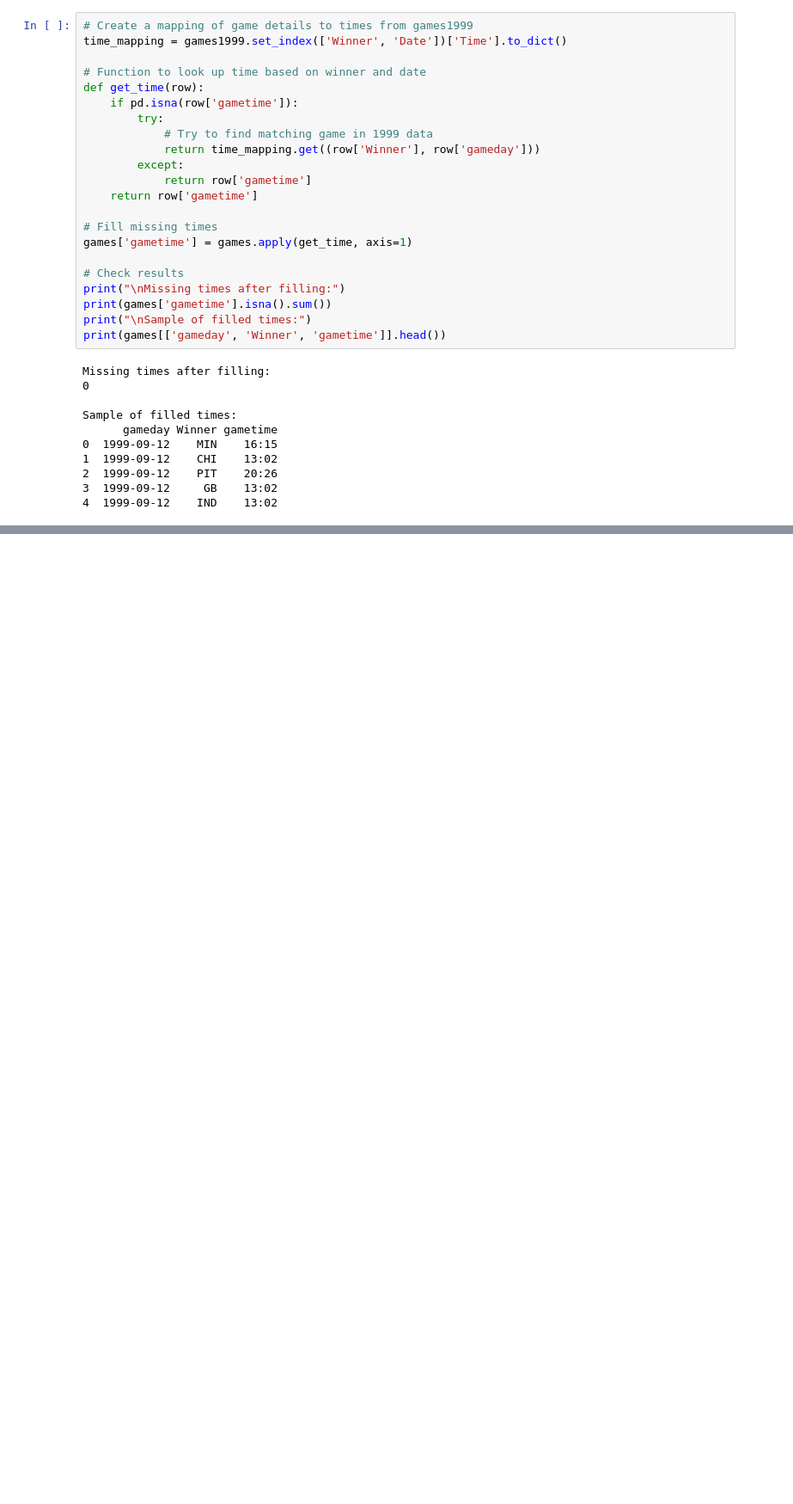
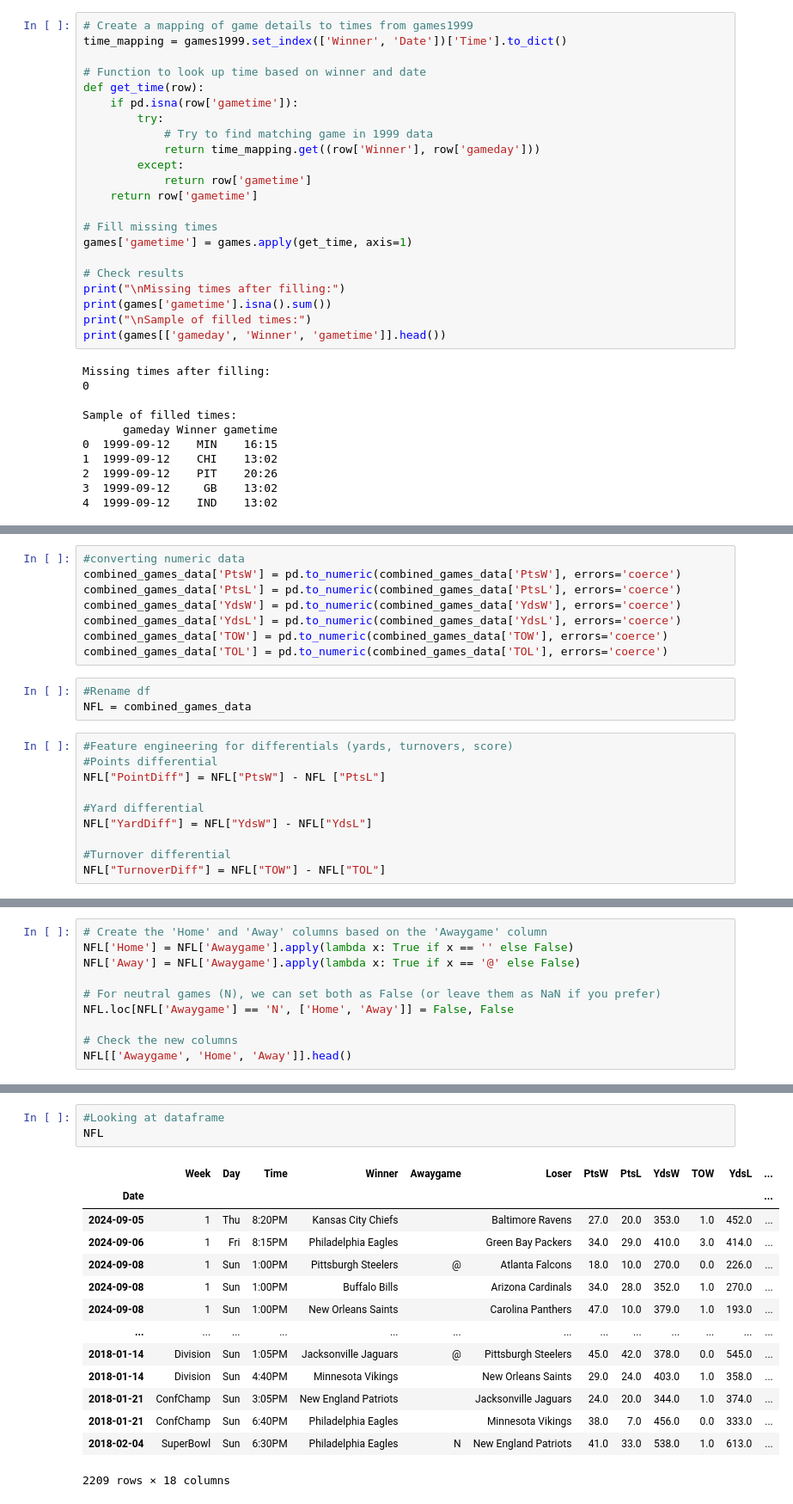
Before and after one commit to JonathanK556/NFL-Model, a Jupyter notebook: Data_Wrangling.ipynb, the cells around one changed output, grey strips where cells are left out. Shown: that part at 86% size. Cells and saved outputs as stored; diff of their text form; blank space fills up the shorter version.

```diff
--- a/Data_Wrangling.ipynb
+++ b/Data_Wrangling.ipynb
@@ -554,0 +993,21 @@ dtype: int64
+# %%
+#converting numeric data
+combined_games_data['PtsW'] = pd.to_numeric(combined_games_data['PtsW'], errors='coerce')
+combined_games_data['PtsL'] = pd.to_numeric(combined_games_data['PtsL'], errors='coerce')
+combined_games_data['YdsW'] = pd.to_numeric(combined_games_data['YdsW'], errors='coerce')
+combined_games_data['YdsL'] = pd.to_numeric(combined_games_data['YdsL'], errors='coerce')
+combined_games_data['TOW'] = pd.to_numeric(combined_games_data['TOW'], errors='coerce')
+combined_games_data['TOL'] = pd.to_numeric(combined_games_data['TOL'], errors='coerce')
+# %%
+#Rename df
+NFL = combined_games_data
+# %%
+#Feature engineering for differentials (yards, turnovers, score)
+#Points differential
+NFL["PointDiff"] = NFL["PtsW"] - NFL ["PtsL"]
+
+#Yard differential
+NFL["YardDiff"] = NFL["YdsW"] - NFL["YdsL"]
+
+#Turnover differential
+NFL["TurnoverDiff"] = NFL["TOW"] - NFL["TOL"]
@@ -554,0 +1034,10 @@ dtype: int64
+# %%
+# Create the 'Home' and 'Away' columns based on the 'Awaygame' column
+NFL['Home'] = NFL['Awaygame'].apply(lambda x: True if x == '' else False)
+NFL['Away'] = NFL['Awaygame'].apply(lambda x: True if x == '@' else False)
+
+# For neutral games (N), we can set both as False (or leave them as NaN if you prefer)
+NFL.loc[NFL['Awaygame'] == 'N', ['Home', 'Away']] = False, False
+
+# Check the new columns
+NFL[['Awaygame', 'Home', 'Away']].head()
@@ -554,0 +1065,18 @@ dtype: int64
+# %%
+#Looking at dataframe
+NFL
+# %% [output]
+|  | Week | Day | Time | Winner | Awaygame | Loser | PtsW | PtsL | YdsW | TOW | YdsL | ... |
+| Date |  |  |  |  |  |  |  |  |  |  |  | ... |
+| 2024-09-05 | 1 | Thu | 8:20PM | Kansas City Chiefs |  | Baltimore Ravens | 27.0 | 20.0 | 353.0 | 1.0 | 452.0 | ... |
+| 2024-09-06 | 1 | Fri | 8:15PM | Philadelphia Eagles |  | Green Bay Packers | 34.0 | 29.0 | 410.0 | 3.0 | 414.0 | ... |
+| 2024-09-08 | 1 | Sun | 1:00PM | Pittsburgh Steelers | @ | Atlanta Falcons | 18.0 | 10.0 | 270.0 | 0.0 | 226.0 | ... |
+| 2024-09-08 | 1 | Sun | 1:00PM | Buffalo Bills |  | Arizona Cardinals | 34.0 | 28.0 | 352.0 | 1.0 | 270.0 | ... |
+| 2024-09-08 | 1 | Sun | 1:00PM | New Orleans Saints |  | Carolina Panthers | 47.0 | 10.0 | 379.0 | 1.0 | 193.0 | ... |
+| ... | ... | ... | ... | ... | ... | ... | ... | ... | ... | ... | ... | ... |
+| 2018-01-14 | Division | Sun | 1:05PM | Jacksonville Jaguars | @ | Pittsburgh Steelers | 45.0 | 42.0 | 378.0 | 0.0 | 545.0 | ... |
+| 2018-01-14 | Division | Sun | 4:40PM | Minnesota Vikings |  | New Orleans Saints | 29.0 | 24.0 | 403.0 | 1.0 | 358.0 | ... |
+| 2018-01-21 | ConfChamp | Sun | 3:05PM | New England Patriots |  | Jacksonville Jaguars | 24.0 | 20.0 | 344.0 | 1.0 | 374.0 | ... |
+| 2018-01-21 | ConfChamp | Sun | 6:40PM | Philadelphia Eagles |  | Minnesota Vikings | 38.0 | 7.0 | 456.0 | 0.0 | 333.0 | ... |
+| 2018-02-04 | SuperBowl | Sun | 6:30PM | Philadelphia Eagles | N | New England Patriots | 41.0 | 33.0 | 538.0 | 1.0 | 613.0 | ... |
+2209 rows × 18 columns
```
Also changed, not shown: parts of 45 cells of this notebook, 1 other file.
